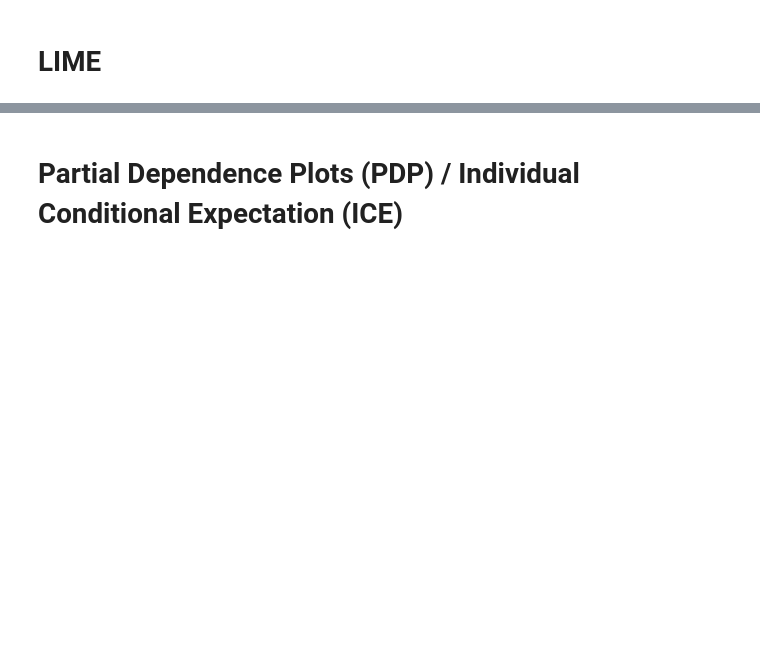
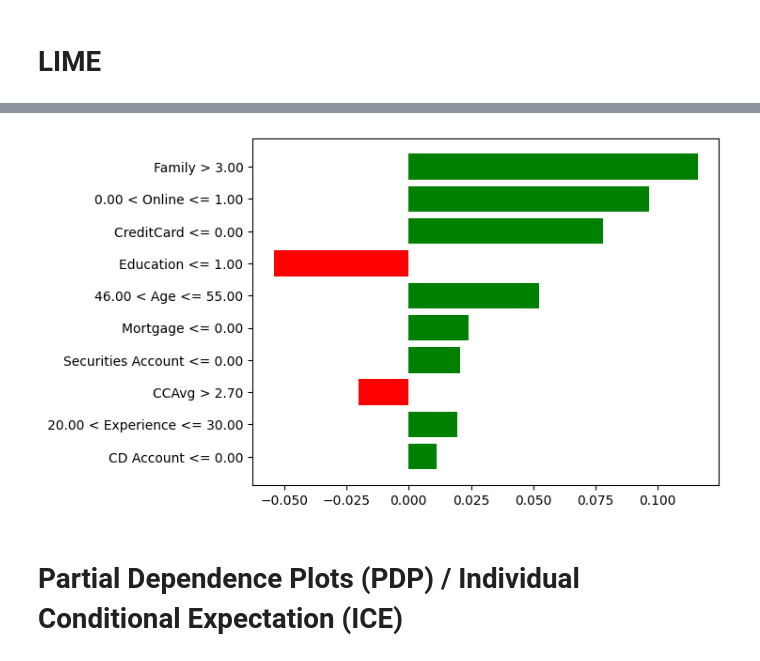
Before and after one commit to muajnstu/Bank-Marketing-using-rough-set-approach, a Jupyter notebook: Explainability_Analysis.ipynb, the cells around one changed output, grey strips where cells are left out. Drawn from its saved outputs; the diff is of its cells as text; code cells hidden in the pictures; blank space fills up the shorter version.

```diff
--- a/Explainability_Analysis.ipynb
+++ b/Explainability_Analysis.ipynb
@@ -144,7 +146,7 @@ explainer = lime.lime_tabular.LimeTabularExplainer(
     mode='classification'
 )
 
-sample_to_explain_index = 0
+sample_to_explain_index = 50
 sample_to_explain = X_test.iloc[sample_to_explain_index].values
 
 
@@ -159,6 +161,13 @@ explanation = explainer.explain_instance(
 explanation.show_in_notebook(show_table=True, show_all=False)
 # %% [output]
 [interactive output not drawn]
+# %%
+fig = explanation.as_pyplot_figure()
+fig.axes[0].set_title('')   # removes the title
+fig.savefig('lime_explanation.png', dpi=150, bbox_inches='tight')
+plt.show()
+# %% [output]
+[figure, added]
 # %% [markdown]
 # Partial Dependence Plots (PDP) / Individual Conditional Expectation (ICE)
 # %%
```
Also changed, not shown: parts of 11 cells of this notebook.
